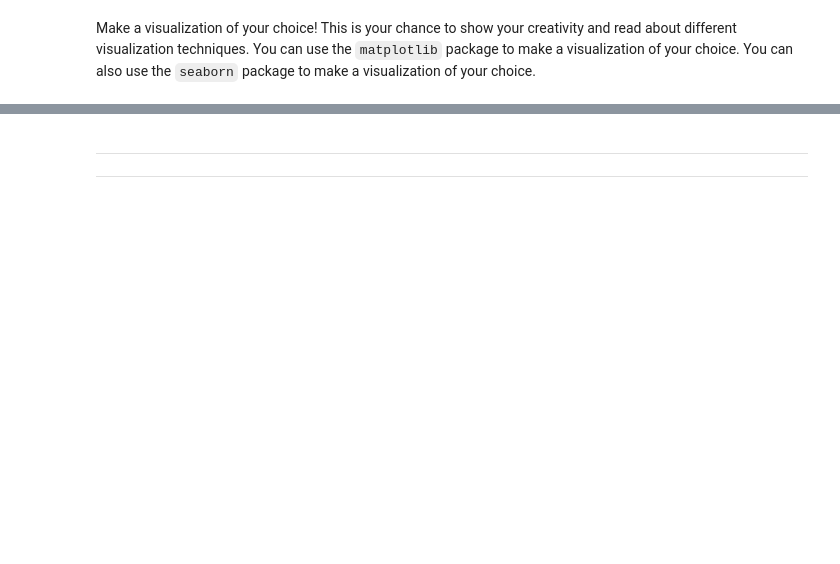
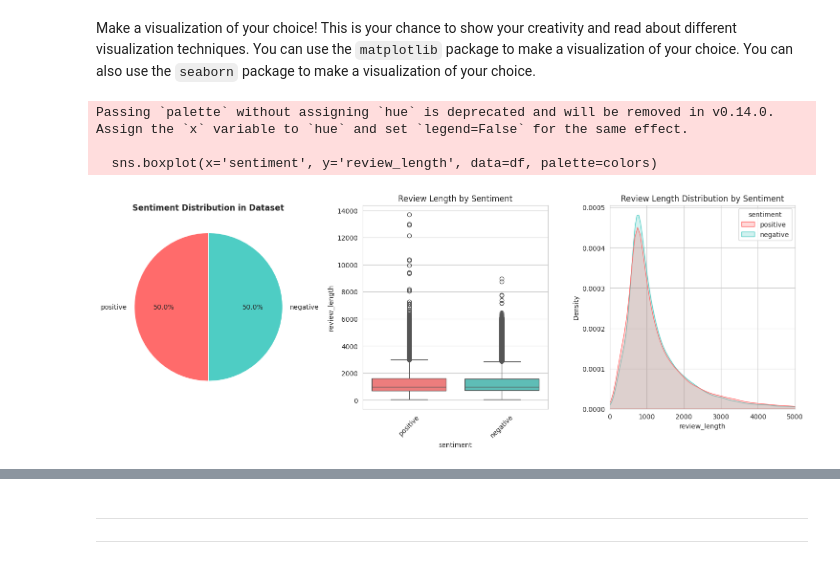
Before and after one commit to chipojaya1/myNEBDHub, a Jupyter notebook: DSP_Movie_Reviews_Analysis_Chipo_Jaya.ipynb, the cells around one changed output, grey strips where cells are left out. Saved outputs shown, nothing was run; the diff lists cells and outputs as text; code cells hidden in the pictures; blank space fills up the shorter version.

Commit message:
complete analysis with extra visuals for better insight

```diff
--- a/DSP_Movie_Reviews_Analysis_Chipo_Jaya.ipynb
+++ b/DSP_Movie_Reviews_Analysis_Chipo_Jaya.ipynb
@@ -783,2 +931,38 @@ If you are able to complete this step and the remaining ones correctly, we will
 # %% [markdown]
 Make a visualization of your choice! This is your chance to show your creativity and read about different visualization techniques. You can use the `matplotlib` package to make a visualization of your choice. You can also use the `seaborn` package to make a visualization of your choice.
+# %%
+import seaborn as sns
+import matplotlib.pyplot as plt
+
+# Set the style
+sns.set_style("whitegrid")
+plt.figure(figsize=(15, 10))
+
+# 1. Sentiment distribution pie chart
+plt.subplot(2, 3, 1)
+sentiment_counts = df['sentiment'].value_counts()
+colors = ['#FF6B6B', '#4ECDC4']  # Red for negative, Teal for positive
+plt.pie(sentiment_counts.values, labels=sentiment_counts.index, autopct='%1.1f%%',
+        colors=colors, startangle=90)
+plt.title('Sentiment Distribution in Dataset', fontweight='bold')
+
+# 2. Review length distribution by sentiment
+plt.subplot(2, 3, 2)
+df['review_length'] = df['review'].str.len()
+sns.boxplot(x='sentiment', y='review_length', data=df, palette=colors)
+plt.title('Review Length by Sentiment')
+plt.xticks(rotation=45)
+
+# 3. Review length distribution (KDE plot)
+plt.subplot(2, 3, 3)
+sns.kdeplot(data=df, x='review_length', hue='sentiment', palette=colors, fill=True)
+plt.title('Review Length Distribution by Sentiment')
+plt.xlim(0, 5000)  # Limit to see the main distribution
+
+plt.tight_layout()
+plt.show()
+# %% [output]
+Passing `palette` without assigning `hue` is deprecated and will be removed in v0.14.0. Assign the `x` variable to `hue` and set `legend=False` for the same effect.
+
+  sns.boxplot(x='sentiment', y='review_length', data=df, palette=colors)
+[figure, added]
```
Also changed, not shown: parts of 38 cells of this notebook.
